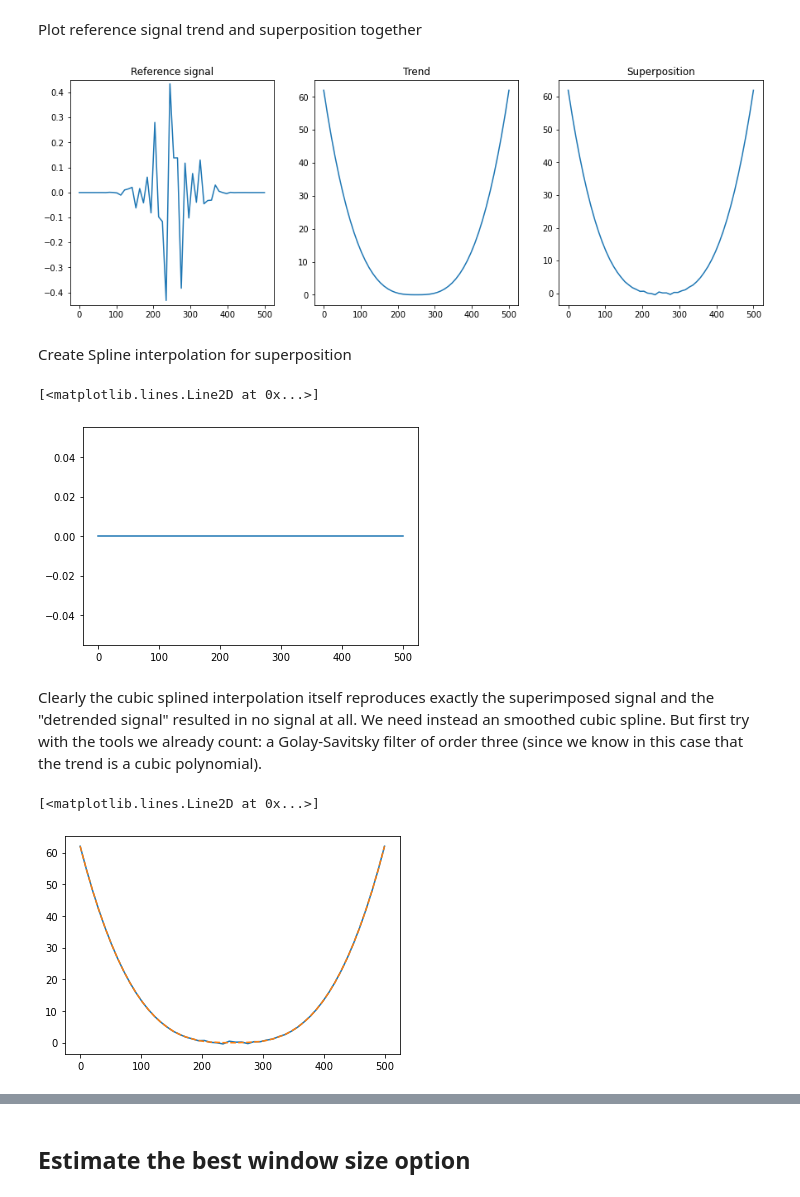
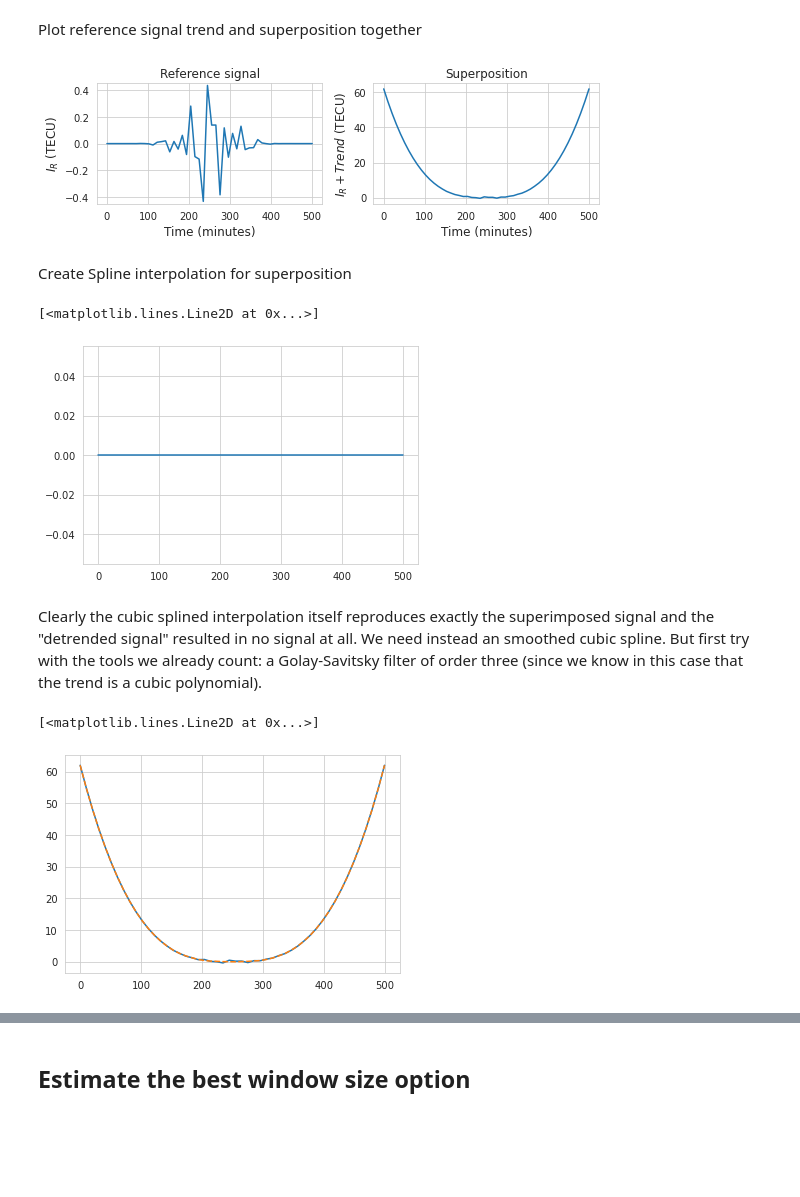
Before and after one commit to Lxndrs/Posdoc, a Jupyter notebook: Cubic_spline_example vs Sav-Gol filter.ipynb, the cells around one changed output, grey strips where cells are left out. Cells and saved outputs as stored; diff of their text form; code cells hidden in the pictures; blank space fills up the shorter version.

```diff
--- a/Cubic_spline_example vs Sav-Gol filter.ipynb
+++ b/Cubic_spline_example vs Sav-Gol filter.ipynb
@@ -61,21 +62,30 @@ IR = A*np.exp(-0.5*(t-tm)**2/dt**2)*(np.sin(omega1*t)+np.sin(omega2*t)+np.sin(om
 trend = B*np.abs(t-t0)**3
 # %% [markdown]
 Plot reference signal trend and superposition together
+# %%
+sns.set_style("whitegrid")
 # %%
 f = plt.figure()
-ax1 = f.add_subplot(1, 3, 1)
-ax2 = f.add_subplot(1, 3, 2)
-ax3 = f.add_subplot(1, 3, 3)
+ax1 = f.add_subplot(1, 2, 1)
+#ax2 = f.add_subplot(1, 3, 2)
+ax2 = f.add_subplot(1, 2, 2)
 ax1.plot(t, IR)
-ax2.plot(t, trend)
-ax3.plot(t, IR+trend)
-ax1.set_title("Reference signal")
-ax2.set_title("Trend")
-ax3.set_title("Superposition")
+#ax2.plot(t, trend)
+ax2.plot(t, IR+trend)
+ax1.set_title("Reference signal", fontsize="large")
+ax1.set_yticks([-0.4, -0.2, 0.0, 0.2, 0.4])
+#ax2.set_title("Trend")
+ax2.set_title("Superposition", fontsize="large")
 ax1.set_ylim(-0.45, 0.45)
-f.set_size_inches(15, 5)
+ax1.set_xlabel("Time (minutes)", fontsize="large")
+ax2.set_xlabel("Time (minutes)", fontsize="large")
+ax1.set_ylabel(r"$I_R$ (TECU)", fontsize="large")
+ax2.set_ylabel(r"$I_R + Trend$ (TECU)", fontsize="large")
+f.set_size_inches(8, 8./3)
+f.tight_layout()
+f.savefig("./paper/figures/test_signal.pdf")
 # %% [output]
-[figure, old version]
+[figure, new version]
 # %% [markdown]
 Create Spline interpolation for superposition
 # %%
@@ -85,7 +95,7 @@ det_signal = superposition - Sp(t)
 plt.plot(t, det_signal)
 # %% [output]
 [<matplotlib.lines.Line2D at 0x...>]
-[figure, old version]
+[figure, new version]
 # %% [markdown]
 Clearly the cubic splined interpolation itself reproduces exactly the superimposed signal and the "detrended signal" resulted in no signal at all. We need instead an smoothed cubic spline. But first try with the tools we already count: a Golay-Savitsky filter of order three (since we know in this case that the trend is a cubic polynomial).
 # %%
@@ -98,7 +108,7 @@ plt.plot(t, superposition)
 plt.plot(t, sav_signal, "--")
 # %% [output]
 [<matplotlib.lines.Line2D at 0x...>]
-[figure, old version]
+[figure, new version]
 # %%
 f1 = plt.figure()
 bx1 = f1.add_subplot(1, 2, 1)
```
Also changed, not shown: parts of 9 cells of this notebook, 14 other files.
